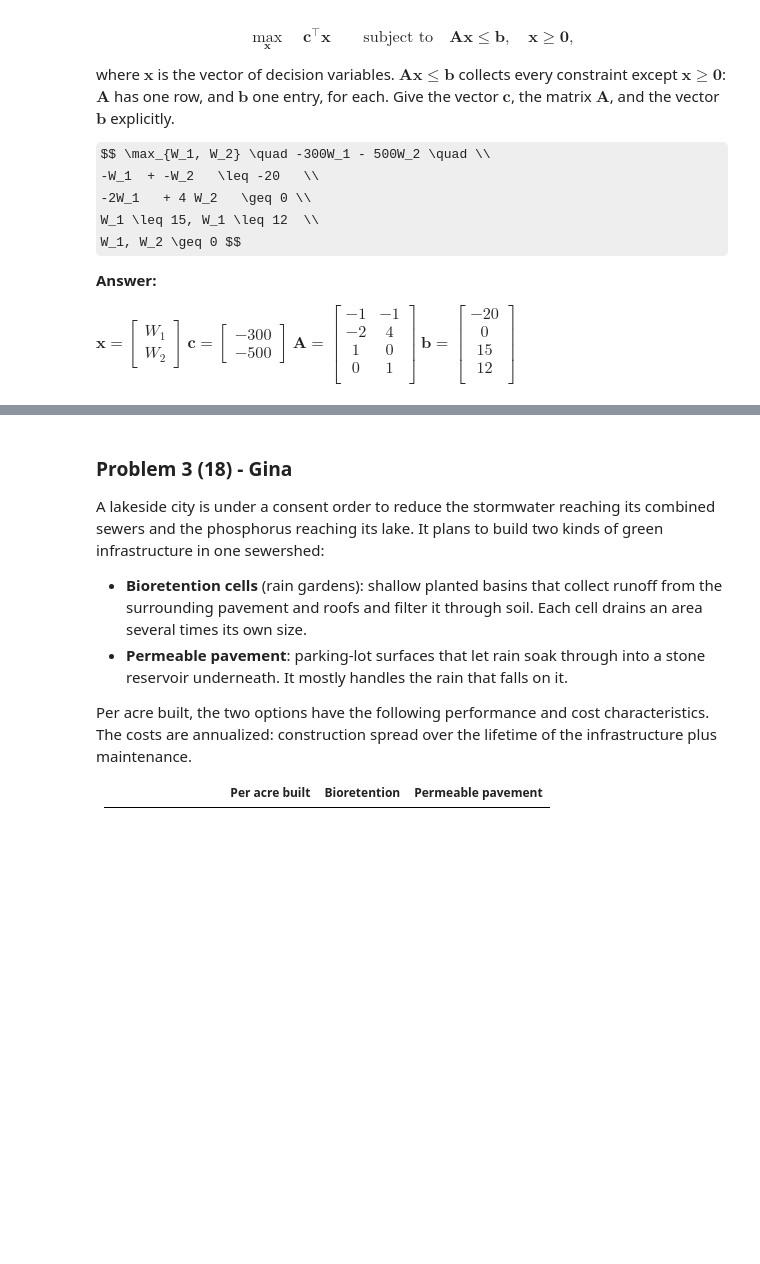
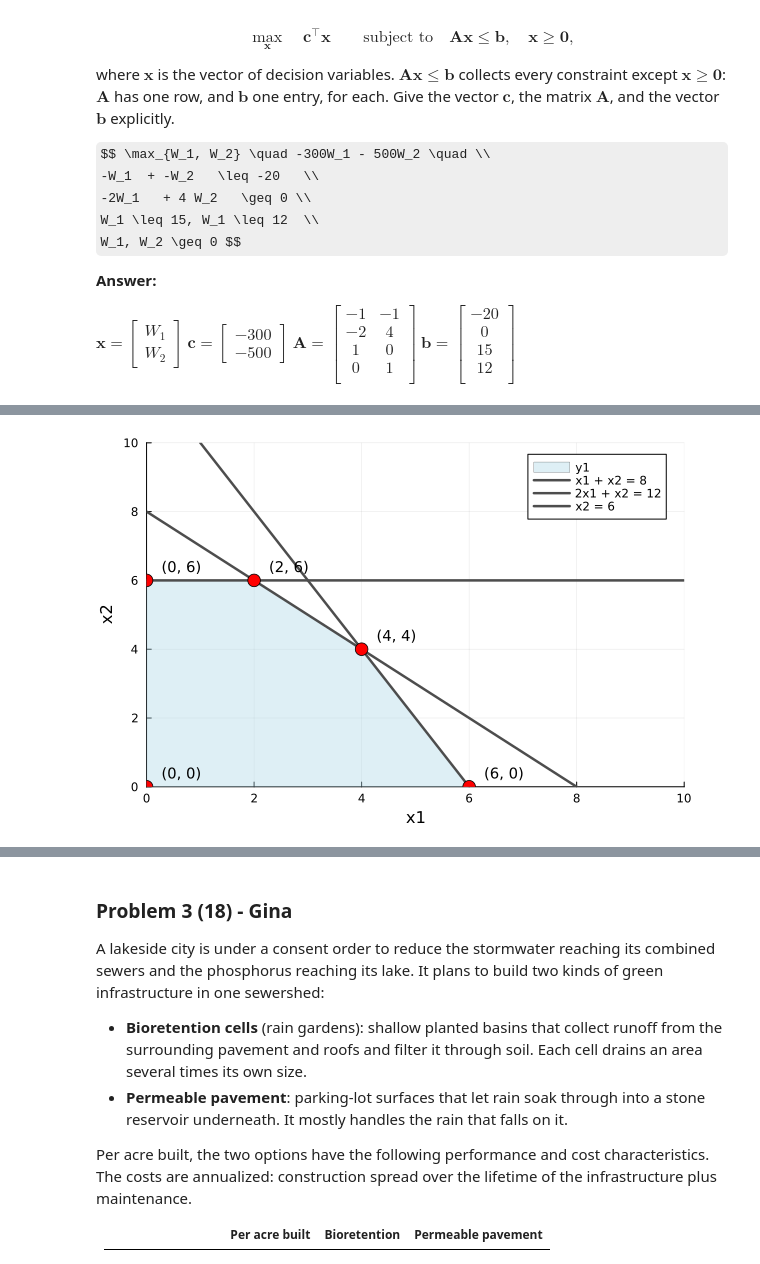
Before and after one commit to gchen8888/hw06, a Jupyter notebook: hw06.ipynb, the cells around one changed output, grey strips where cells are left out. Saved outputs shown, nothing was run; the diff lists cells and outputs as text; code cells hidden in the pictures; some formulas as TeX source; blank space fills up the shorter version.

```diff
--- a/hw06.ipynb
+++ b/hw06.ipynb
@@ -156,0 +158,30 @@ program, and justify each answer.
+# %%
+# Problem 2.1
+# build from Desmos result
+
+# Given the three constaint equations
+slope = [-1, -2, 0]
+intercept = [8, 12, 6]
+label = ["x1 + x2 = 8", "2x1 + x2 = 12", "x2 = 6"]
+
+# Corners, found from Desmos setup/visual
+corners = [(0, 0), (6, 0), (4, 4), (2, 6), (0, 6)]
+
+plot_region = plot(Shape(first.(corners), last.(corners)), color=:lightblue, alpha=0.4, linewidth=0, xlims=(0, 10), ylims=(0, 10), xlabel="x1", ylabel="x2", legend=:topright)
+
+
+x1_vals = 0:0.1:10
+for i in 1:3
+    plot!(plot_region, x1_vals, slope[i] .* x1_vals .+ intercept[i], color=:gray30, linewidth=2.5, label=label[i])
+end
+
+# Label each corner with its coordinates
+scatter!(plot_region, first.(corners), last.(corners), color=:red, markersize=7, label="")
+
+for c in corners
+    annotate!(plot_region, c[1] + 0.3, c[2] + 0.4, text("($(c[1]), $(c[2]))", 10, :left))
+end
+
+plot_region
+# %% [output]
+[figure, added]
```
Also changed, not shown: parts of 5 cells of this notebook, 2 other files.
